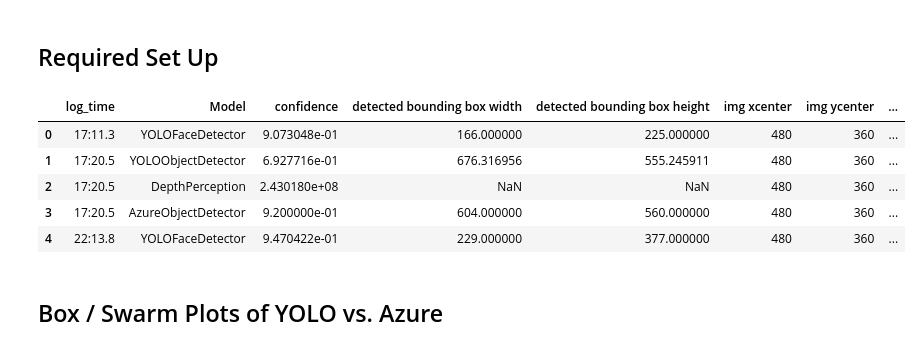
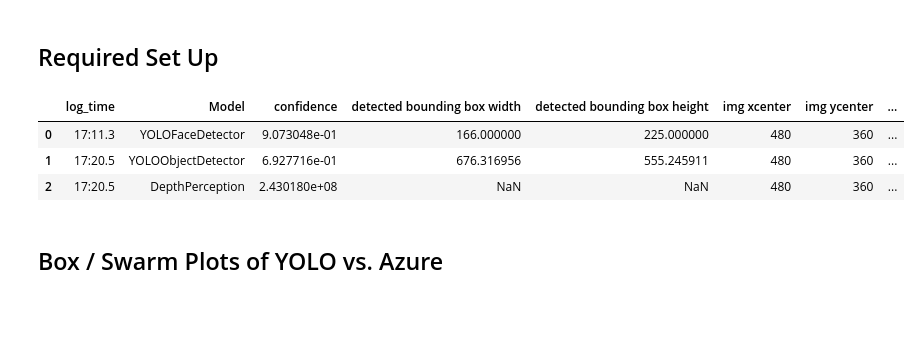
Before and after one commit to eumarassis/dgmd17-tello-objectdetection, a Jupyter notebook: model_analytics.ipynb, the cells around one changed output. Drawn from its saved outputs; the diff is of its cells as text; code cells hidden in the pictures; blank space fills up the shorter version.

```diff
--- a/model_analytics.ipynb
+++ b/model_analytics.ipynb
@@ -9,14 +9,12 @@ df = pd.read_csv('telemetry_data.csv')
 #df = pd.read_csv("./assets/telemetry.csv")
 # %%
 # inspects the data
-df.head()
+df.head(3)
 # %% [output]
 |  | log_time | Model | confidence | detected bounding box width | detected bounding box height | img xcenter | img ycenter | ... |
 | 0 | 17:11.3 | YOLOFaceDetector | 9.073048e-01 | 166.000000 | 225.000000 | 480 | 360 | ... |
 | 1 | 17:20.5 | YOLOObjectDetector | 6.927716e-01 | 676.316956 | 555.245911 | 480 | 360 | ... |
 | 2 | 17:20.5 | DepthPerception | 2.430180e+08 | NaN | NaN | 480 | 360 | ... |
-| 3 | 17:20.5 | AzureObjectDetector | 9.200000e-01 | 604.000000 | 560.000000 | 480 | 360 | ... |
-| 4 | 22:13.8 | YOLOFaceDetector | 9.470422e-01 | 229.000000 | 377.000000 | 480 | 360 | ... |
 # %%
 # filters the data to extract YOLO and Azure object detection models for comparision
 df_object_detect = df[df['Model'].isin(['YOLOObjectDetector', 'AzureObjectDetector'])]
```
Also changed, not shown: parts of 15 cells of this notebook.
